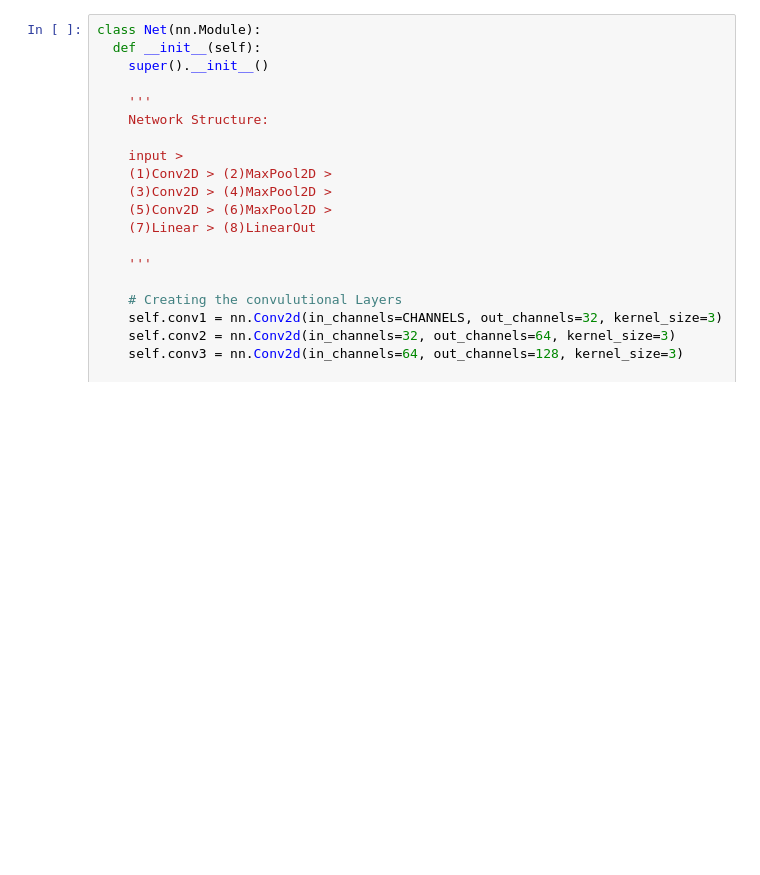
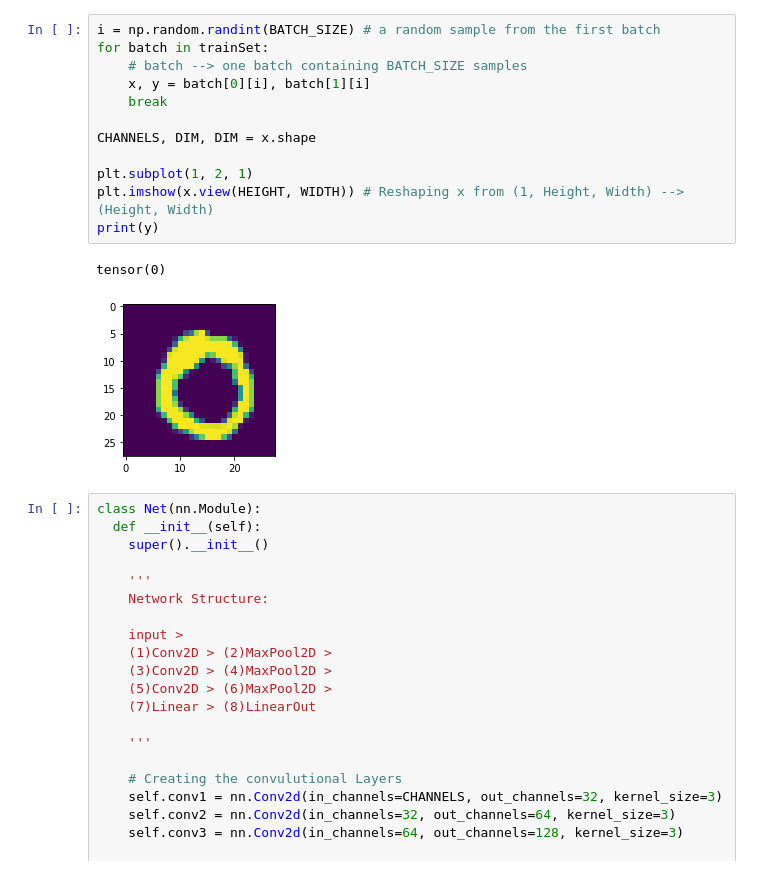
Before and after one commit to ParthikB/siamese, a Jupyter notebook: siamese.ipynb, the cells around one changed output. Drawn from its saved outputs; the diff is of its cells as text; blank space fills up the shorter version.

```diff
--- a/siamese.ipynb
+++ b/siamese.ipynb
@@ -55,3 +38,18 @@ Dimensions : torch.Size([28, 28])
+# %%
+i = np.random.randint(BATCH_SIZE) # a random sample from the first batch
+for batch in trainSet:
+    # batch --> one batch containing BATCH_SIZE samples
+    x, y = batch[0][i], batch[1][i]
+    break
+
+CHANNELS, DIM, DIM = x.shape
+
+plt.subplot(1, 2, 1)
+plt.imshow(x.view(HEIGHT, WIDTH)) # Reshaping x from (1, Height, Width) --> (Height, Width)
+print(y)
+# %% [output]
+tensor(0)
+[figure, added]
 # %%
 class Net(nn.Module):
   def __init__(self):
```
Also changed, not shown: parts of 6 cells of this notebook.
